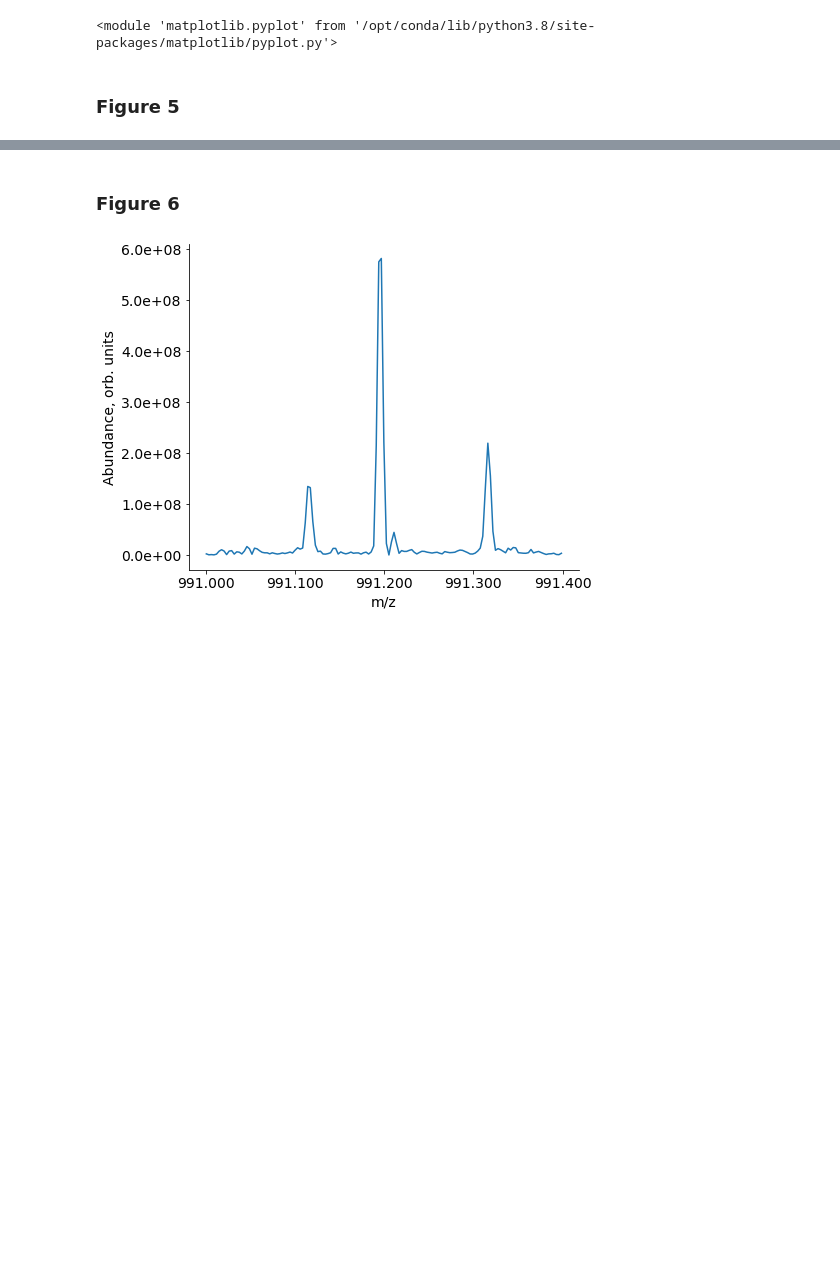
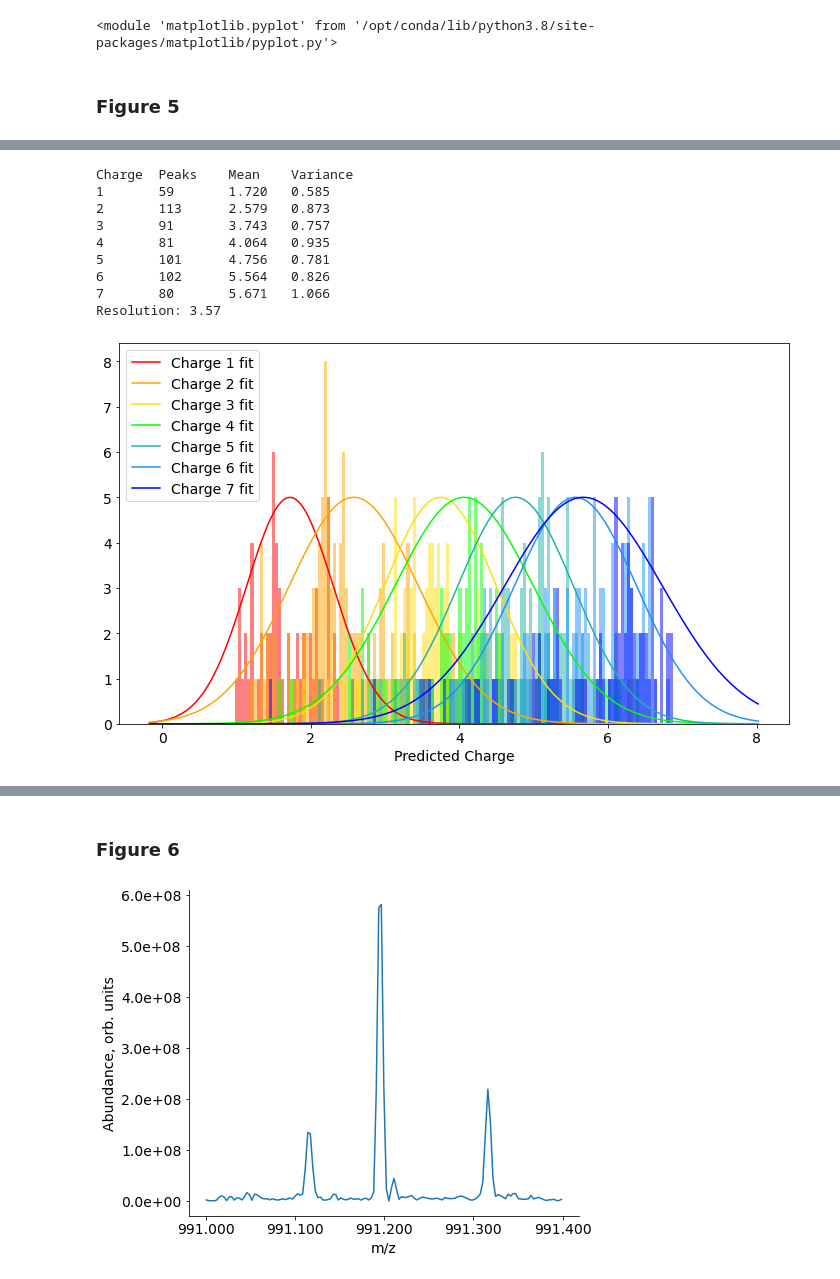
Before and after one commit to Yaroslav-Lyutvinskiy/CHARDA, a Jupyter notebook: code/Charda.ipynb, the cells around one changed output, grey strips where cells are left out. Saved outputs shown, nothing was run; the diff lists cells and outputs as text; code cells hidden in the pictures; blank space fills up the shorter version.

```diff
--- a/code/Charda.ipynb
+++ b/code/Charda.ipynb
@@ -1098,0 +1103,13 @@ plt.savefig("/results/PanelS2-2.svg")
+# %%
+ShowRes(Y,AllPeaks["Charge"],MaxCharge=7,GaussianHeght=5,fname="/results/Panel5-2.svg")
+# %% [output]
+Charge  Peaks    Mean    Variance
+1       59       1.720   0.585
+2       113      2.579   0.873
+3       91       3.743   0.757
+4       81       4.064   0.935
+5       101      4.756   0.781
+6       102      5.564   0.826
+7       80       5.671   1.066
+Resolution: 3.57
+[figure, added]
```
Also changed, not shown: parts of 46 cells of this notebook, 3 other files.
